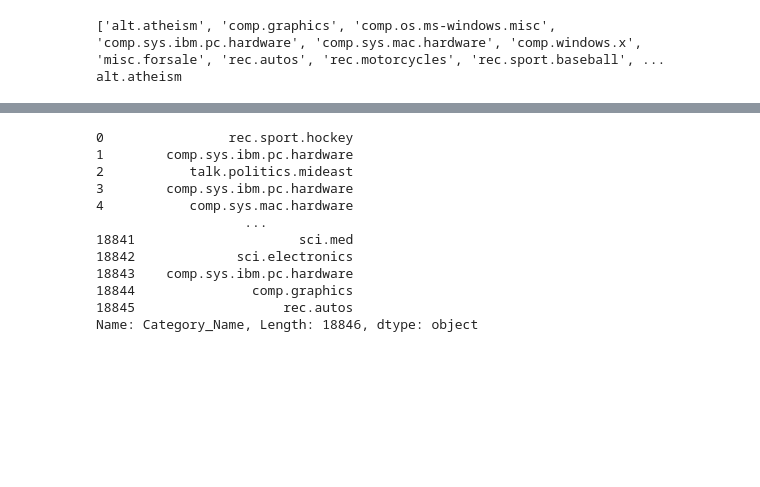
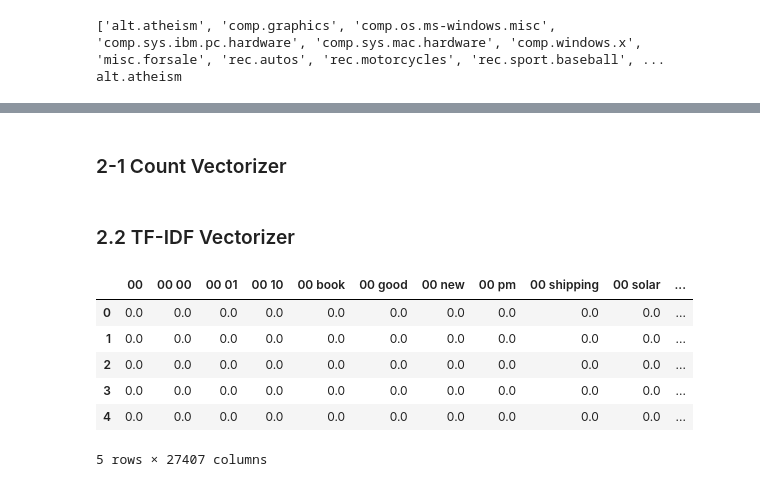
Before and after one commit to weijuchen/NLP_model_comparision, a Jupyter notebook: testClassification/Naive Bayes_LogisticRegression.ipynb, the cells around one changed output, grey strips where cells are left out. Cells and saved outputs as stored; diff of their text form; code cells hidden in the pictures; blank space fills up the shorter version.

```diff
--- a/testClassification/Naive Bayes_LogisticRegression.ipynb
+++ b/testClassification/Naive Bayes_LogisticRegression.ipynb
@@ -156,0 +138,5 @@ Name: Text_Clean, dtype: object
+# %%
+data_train_df["Text_Clean"] = maven_text_preprocessing_v2.clean_and_normalize(data_train_df["Text"])
+
+
+data_train_df.head(2)
@@ -156,0 +147,5 @@ Name: Text_Clean, dtype: object
+# %%
+data_test_df["Text_Clean"] = maven_text_preprocessing_v2.clean_and_normalize(data_test_df["Text"])
+
+
+data_test_df.head(2)
@@ -157,8 +156,16 @@ Name: Text_Clean, dtype: object
+# %% [markdown]
+### 2-1 Count Vectorizer
 # %%
-#
+
 # create a count vectorizer matrix
 
-cv = CountVectorizer(stop_words="english",min_df=0.01)
+cv=CountVectorizer(stop_words="english",min_df=5,max_df=0.75,ngram_range=(1,2))
+
+
+
+# cv = CountVectorizer(stop_words="english",min_df=0.01)
 # cv = CountVectorizer(stop_words='english', ngram_range=(1,2), min_df=.2)
-X = cv.fit_transform(data_df.Text_Clean)
+X_train = cv.fit_transform(data_train_df.Text_Clean)
+X_test = cv.transform(data_test_df.Text_Clean)
+# X_test = cv.fit_transform(data_test_df.Text_Clean)  wrong
 # %%
@@ -168,19 +177,30 @@ X_df = pd.DataFrame(X.toarray(), columns=cv.get_feature_names_out())
 # %%
 # view the target / outpupt
 # y = data_df.Category_No
-y = data_df.Category_Name
-y
+y_train=data_train_df.Category_Name
+y_test=data_test_df.Category_Name
+
 # y.head()
-# %% [output]
-0                rec.sport.hockey
-1        comp.sys.ibm.pc.hardware
-2           talk.politics.mideast
-3        comp.sys.ibm.pc.hardware
-4           comp.sys.mac.hardware
-                   ...
-18841                     sci.med
-18842             sci.electronics
-18843    comp.sys.ibm.pc.hardware
-18844               comp.graphics
-18845                   rec.autos
-Name: Category_Name, Length: 18846, dtype: object
+# %% [markdown]
+### 2.2 TF-IDF Vectorizer
+# %%
+# tfidf vectorizer code
+from sklearn.feature_extraction.text import TfidfVectorizer
+tv = TfidfVectorizer(stop_words="english", ngram_range=(1, 2), min_df=5, max_df=0.75)
+
+X_train_tf= tv.fit_transform(data_train_df.Text_Clean)
+X_test_tf=tv.transform(data_test_df.Text_Clean)
+# %%
+# view the features / inputs
+
+X_train_tf_df = pd.DataFrame(X_train_tf.toarray(), columns=cv.get_feature_names_out())
+X_test_tf_df = pd.DataFrame(X_test_tf.toarray(), columns=cv.get_feature_names_out())
+X_train_tf_df.head()
+# %% [output]
+|  | 00 | 00 00 | 00 01 | 00 10 | 00 book | 00 good | 00 new | 00 pm | 00 shipping | 00 solar | ... |
+| 0 | 0.0 | 0.0 | 0.0 | 0.0 | 0.0 | 0.0 | 0.0 | 0.0 | 0.0 | 0.0 | ... |
+| 1 | 0.0 | 0.0 | 0.0 | 0.0 | 0.0 | 0.0 | 0.0 | 0.0 | 0.0 | 0.0 | ... |
+| 2 | 0.0 | 0.0 | 0.0 | 0.0 | 0.0 | 0.0 | 0.0 | 0.0 | 0.0 | 0.0 | ... |
+| 3 | 0.0 | 0.0 | 0.0 | 0.0 | 0.0 | 0.0 | 0.0 | 0.0 | 0.0 | 0.0 | ... |
+| 4 | 0.0 | 0.0 | 0.0 | 0.0 | 0.0 | 0.0 | 0.0 | 0.0 | 0.0 | 0.0 | ... |
+5 rows × 27407 columns
```
Also changed, not shown: parts of 31 cells of this notebook, 1 other file.
